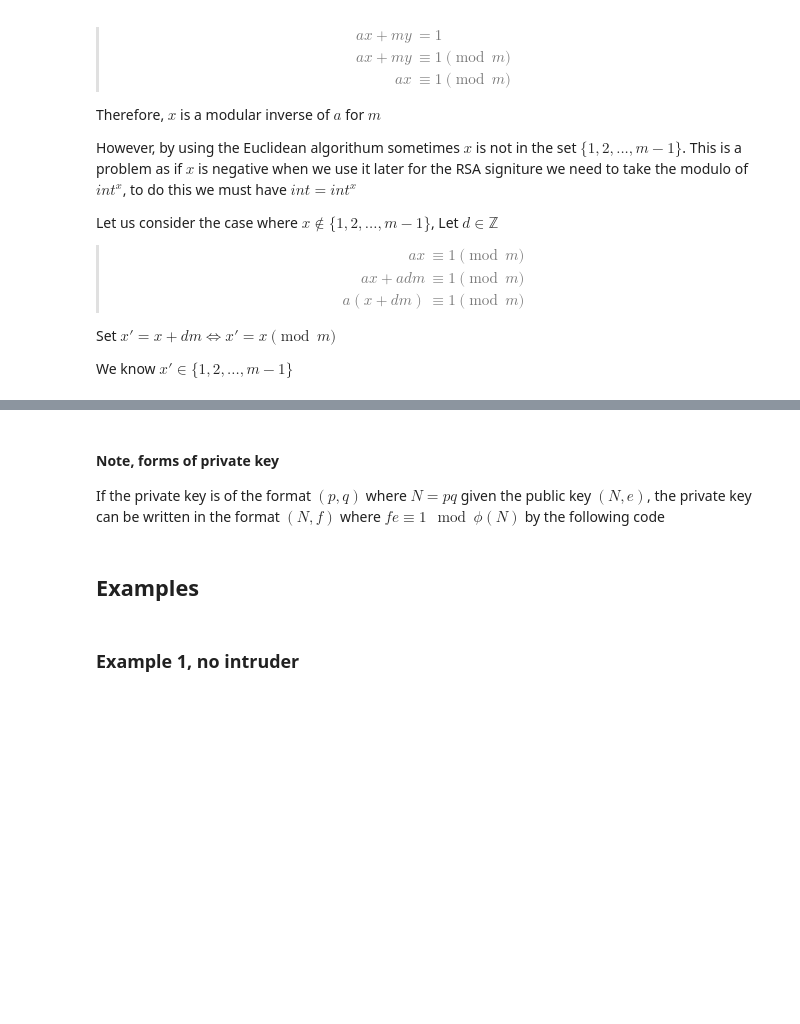
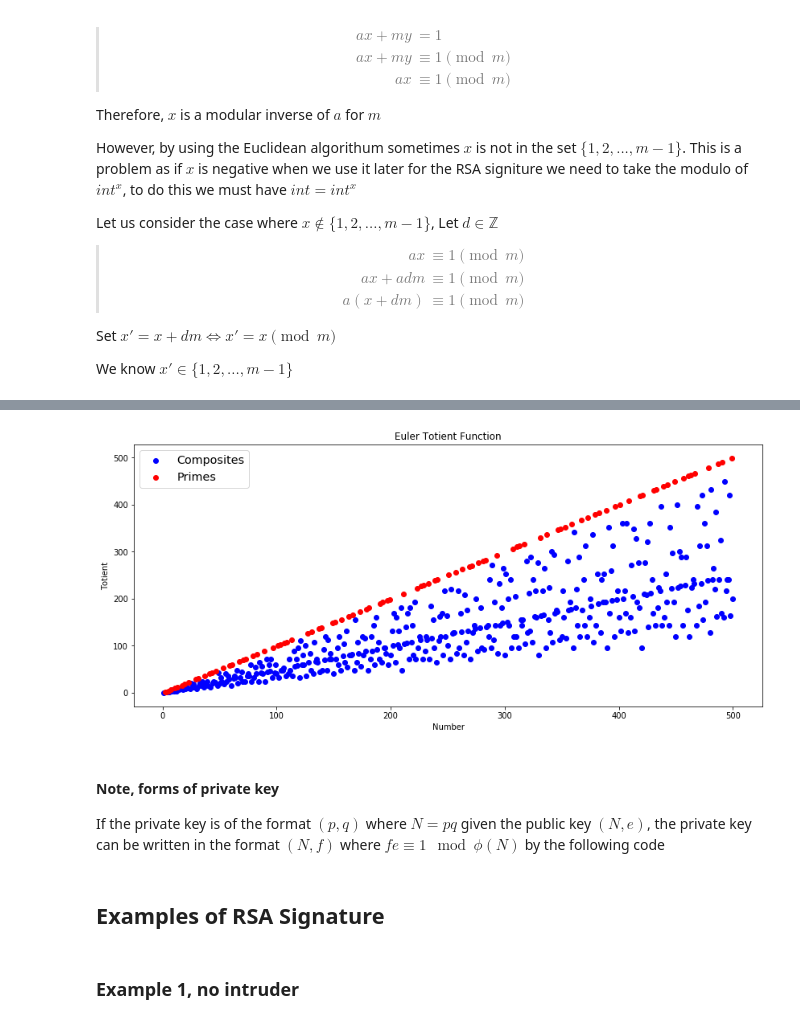
Before and after one commit to UOBMathTeam/CryptographyProject, a Jupyter notebook: Cryptography_Project.ipynb, the cells around one changed output, grey strips where cells are left out. Saved outputs shown, nothing was run; the diff lists cells and outputs as text; code cells hidden in the pictures; blank space fills up the shorter version.

```diff
--- a/Cryptography_Project.ipynb
+++ b/Cryptography_Project.ipynb
@@ -67,11 +67,10 @@ def totient(n):
             num += 1
     return num
 
-#Use hash
-def my_hash(message):
+def my_hash(message, N):
     '''Turn message to bits
     Then turn into int h'''
-    return abs(hash(message))
+    return hash(message)%N
 
 def modular_inverse(a,n):
     '''Solves ax = 1 mod(n) for x in {1,2,3,...,m-1}'''
@@ -81,6 +80,21 @@ def modular_inverse(a,n):
     else:
         return "gcd not = 1"
 
+def get_primes_composites(n, is_prime_FUN = isprime_basic):
+    '''returns a numpy array of primes and composites with largest number being n,
+    is_prime_FUN: which function will be used to identify if a number is prime'''
+    primes = []
+    composites = []
+
+
+    for num in range(1,n+1):
+        if is_prime_FUN(num):
+            primes.append(num)
+        else:
+            composites.append(num)
+
+    return np.array(primes), np.array(composites)
+
 
 def primality_test(N, t):
     for i in range(0,t):
@@ -275,3 +386,19 @@ def Verify(message, s, public_key):
+# %%
+x_prime, x_comp = get_primes_composites(500)
+
+y_prime = np.array([totient(x_prime[i]) for i in range(0,len(x_prime))])
+y_comp = np.array([totient(x_comp[i]) for i in range(0,len(x_comp))])
+
+plt.figure(figsize=(14,6))
+plt.scatter(x_comp, y_comp, color = "blue", label = "Composites")
+plt.scatter(x_prime, y_prime, color = "red", label = "Primes")
+plt.title("Euler Totient Function")
+plt.ylabel("Totient")
+plt.xlabel("Number")
+plt.legend(fontsize = "x-large")
+plt.show()
+# %% [output]
+[figure, added]
 # %% [markdown]
 #### Note, forms of private key
 If the private key is of the format $(p,q)$ where $N=pq$ given the public key $(N,e)$, the private key can be written in the format $(N,f)$ where $fe \equiv 1 \mod{\phi(N)}$ by the following code
@@ -297,7 +425,7 @@ public_key = {"N":2501, "e":7}
 private_key = convert_to_N_f(prime_private_key, public_key)
 assert private_key == {"N":2501, "f":343}
 # %% [markdown]
-## Examples
+## Examples of RSA Signature
 # %% [markdown]
 ### Example 1, no intruder
 # %% [markdown]
```
Also changed, not shown: parts of 15 cells of this notebook.
